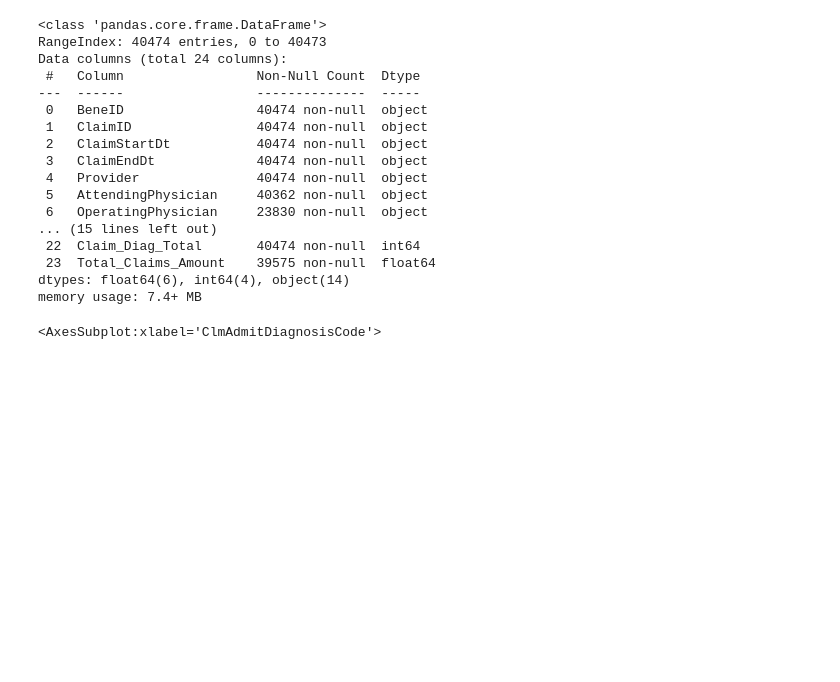
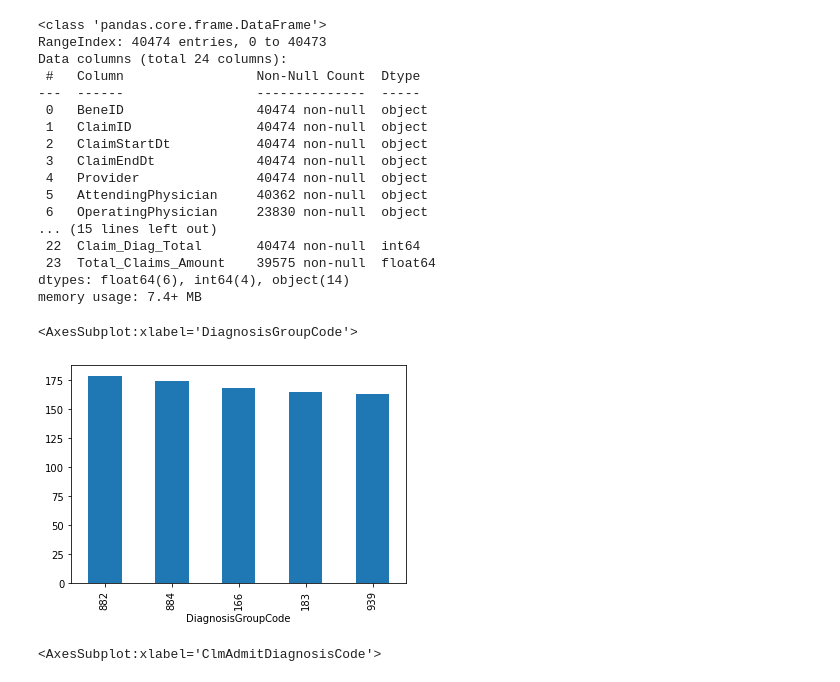
Before and after one commit to hedgekim/Healthcare-Fraud, a Jupyter notebook: Healthcare Fraud.ipynb, the cells around one changed output. Drawn from its saved outputs; the diff is of its cells as text; code cells hidden in the pictures; blank space fills up the shorter version.

```diff
--- a/Healthcare Fraud.ipynb
+++ b/Healthcare Fraud.ipynb
@@ -130,6 +130,11 @@ inpatient.groupby('ClmAdmitDiagnosisCode')['ClaimID'].count().sort_values(ascend
 #top 5 claim diagnosis codes
 top5 = {'78650': 'Chest pain, unspecified', '78605': 'Shortness of breath',
         '486': 'Pneumonia', '4280':'Congestive heart failure', '7802': 'Syncope and collapse'}
+# %%
+inpatient.groupby('DiagnosisGroupCode')['ClaimID'].count().sort_values(ascending=False).head(5).plot.bar()
+# %% [output]
+<AxesSubplot:xlabel='DiagnosisGroupCode'>
+[figure, added]
 # %%
 inpatient.groupby('ClmAdmitDiagnosisCode')['ClaimID'].count().sort_values(ascending=False).head(5).plot.bar()
 # %% [output]
```
Also changed, not shown: parts of 5 cells of this notebook.
